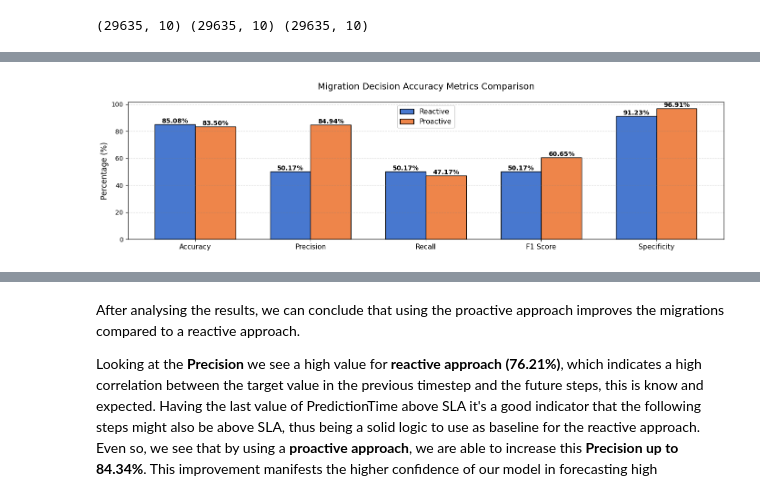
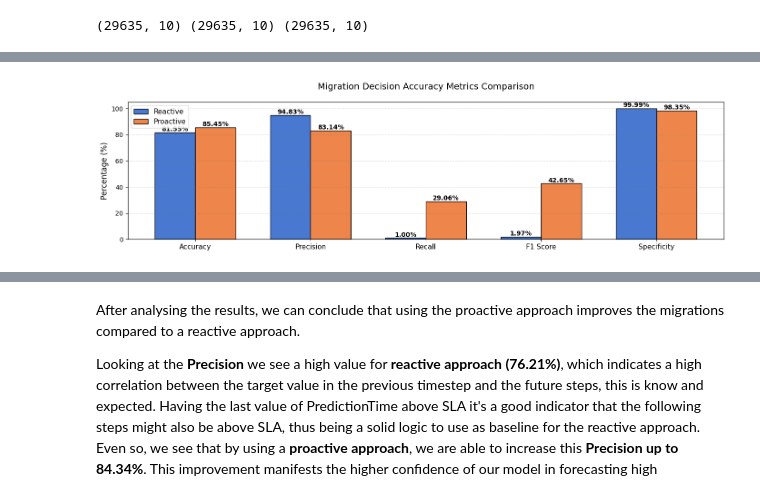
Before and after one commit to ProtossGP32/Time-Series-Library, a Jupyter notebook: result_analysis/migrations_analysis.ipynb, the cells around one changed output, grey strips where cells are left out. Drawn from its saved outputs; the diff is of its cells as text; code cells hidden in the pictures.

```diff
--- a/result_analysis/migrations_analysis.ipynb
+++ b/result_analysis/migrations_analysis.ipynb
@@ -422,7 +430,8 @@ print(root)
 # When we finished exp.train(setting) and exp.test(setting), we will get a trained model and the results of test experiment
 # The results of test experiment will be saved in ./results/{setting}/pred.npy (prediction of test dataset) and ./results/{setting}/true.npy (groundtruth of test dataset)
 setting = "informer_custom_ftMS_sl20_ll6_pl3_dm512_nh8_el2_dl1_df2048_atprob_fc5_ebtimeF_dtTrue_mxTrue_test_0"
-setting="long_term_forecast_custom_Informer_custom_ftMS_sl10_ll10_pl10_dm256_nh8_el2_dl1_df512_expand2_dc4_fc3_ebtimeF_dtTrue_Exp_0"
+setting="long_term_forecast_custom_Informer_custom_ftMS_sl10_ll5_pl10_dm256_nh8_el2_dl1_df512_expand2_dc4_fc3_ebtimeF_dtTrue_Exp_0"
+
 preds = np.load(root+'/results/'+setting+'/pred.npy')
 trues = np.load(root+'/results/'+setting+'/true.npy')
 inputs = np.load(root+'/results/'+setting+'/input.npy')
@@ -625,8 +736,8 @@ ax.set_alpha(0)  # Make axis background transparent
 
 # Data preparation
 metrics = ['Accuracy', 'Precision', 'Recall', 'F1 Score', 'Specificity']
-reactive_values = [85.08, 50.17, 50.17, 50.17, 91.23]
-proactive_values = [83.50, 84.94, 47.17, 60.65, 96.91]
+reactive_values = [81.55, 94.83, 1.00, 1.97, 99.99]
+proactive_values = [85.45, 83.14, 29.06, 42.65, 98.35]
 
 # Set up the bar width and positions
 width = 0.35
@@ -641,31 +752,31 @@ plt.bar(x + width/2, proactive_values, width, label='Proactive',
 # Customize the plot
 plt.ylabel('Percentage (%)', fontsize=12)
 plt.title('Migration Decision Accuracy Metrics Comparison', fontsize=14, pad=20)
 plt.xticks(x, metrics, fontsize=11)
 plt.legend(fontsize=11)
 
 # Add value labels on top of each bar with bold font
 def add_value_labels(x, values, offset):
     for i, v in enumerate(values):
         plt.text(x[i] + offset, v + 1, f'{v:.2f}%',
                 ha='center',
                 weight='bold',
                 fontsize=10)
 
 add_value_labels(x, reactive_values, -width/2)
 add_value_labels(x, proactive_values, width/2)
 
 # Add grid for better readability
 plt.grid(axis='y', linestyle='--', alpha=0.3, color='gray')
 
 plt.tight_layout()
 
 # # Save with transparent background
 # plt.savefig('migration_accuracy_metrics.png',
 #             dpi=300,
 #             bbox_inches='tight',
 #             transparent=True)
 
 plt.show()
 # %% [output]
-[figure, old version]
+[figure, new version]
```
Also changed, not shown: parts of 32 cells of this notebook.
